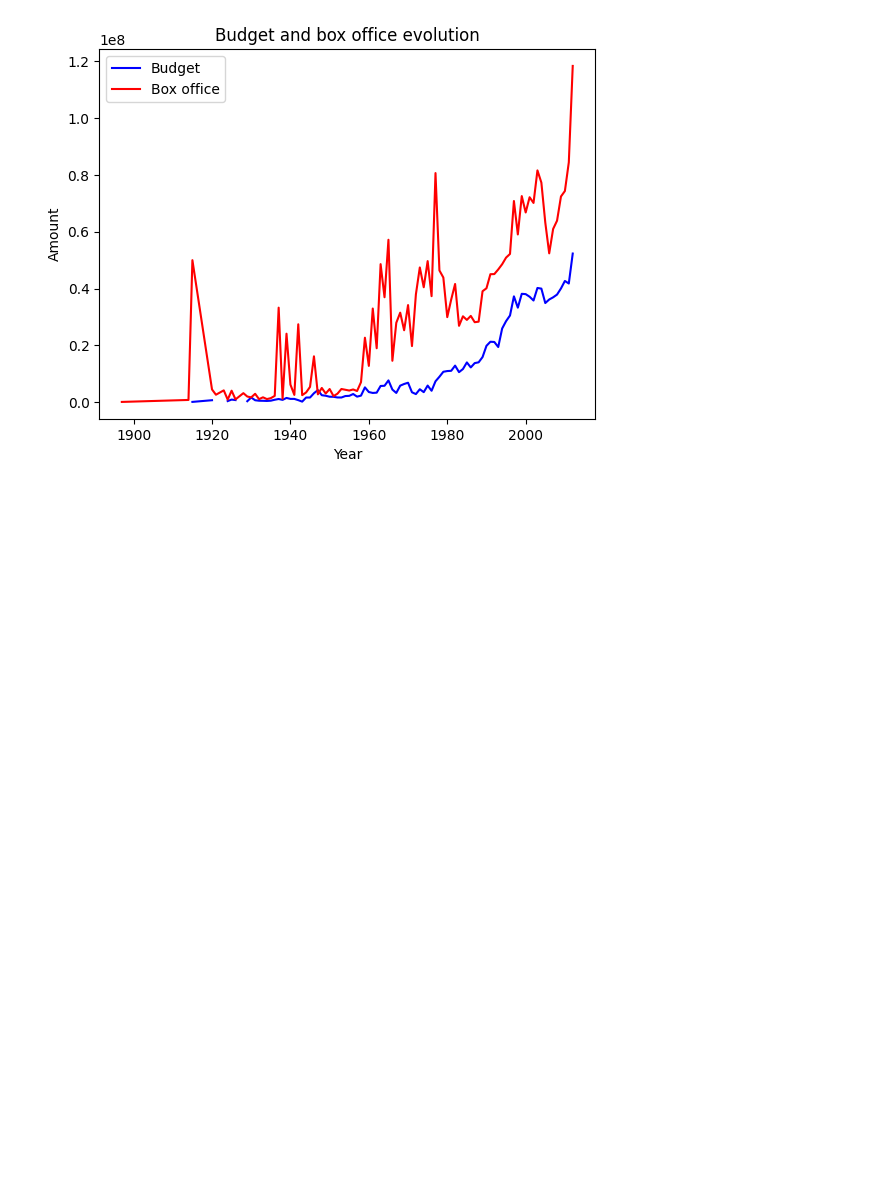
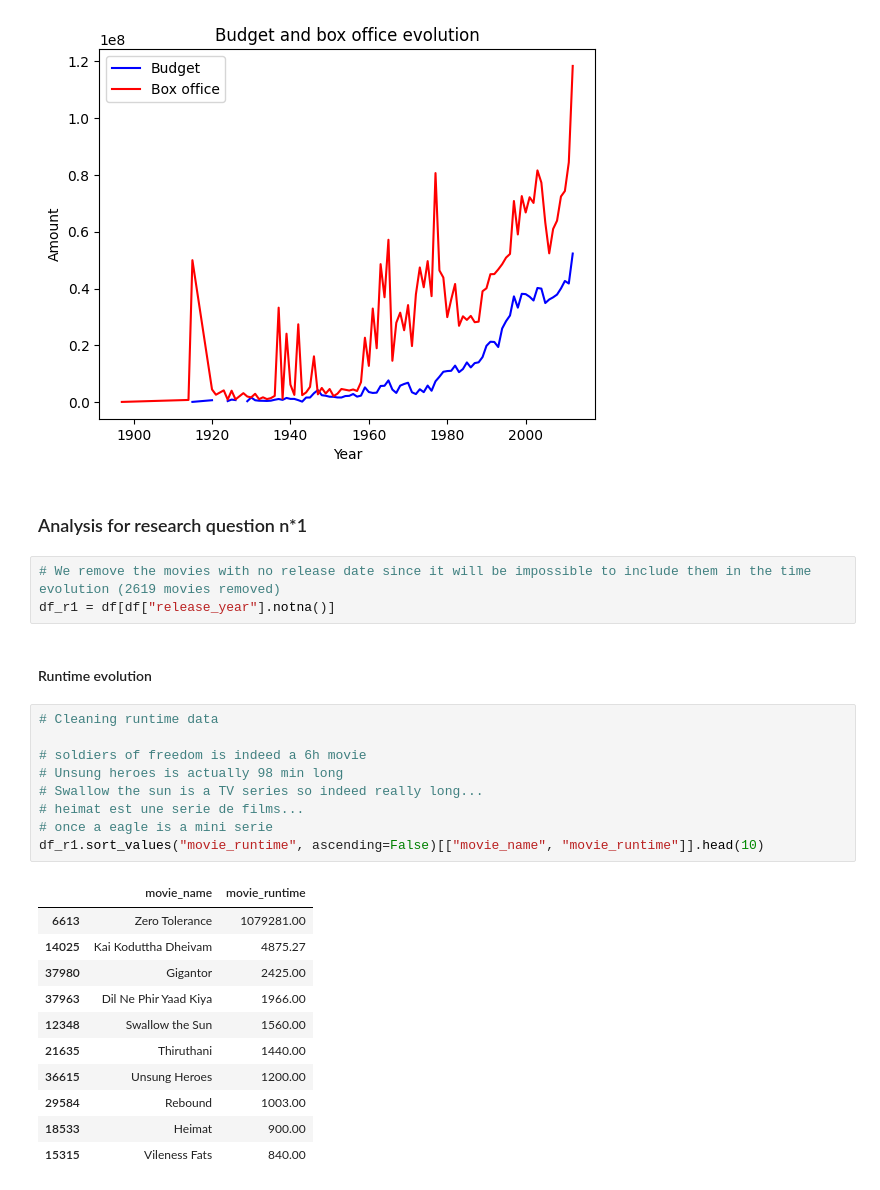
Before and after one commit to epfl-ada/ada-2022-project-r4d4r, a Jupyter notebook: main.ipynb, the cells around one changed output. Drawn from its saved outputs; the diff is of its cells as text; blank space fills up the shorter version.

```diff
--- a/main.ipynb
+++ b/main.ipynb
@@ -81,3 +81,31 @@ ax.legend()
 plt.show()
 # %% [output]
 [figure]
+# %% [markdown]
+### Analysis for research question n*1
+# %%
+# We remove the movies with no release date since it will be impossible to include them in the time evolution (2619 movies removed)
+df_r1 = df[df["release_year"].notna()]
+# %% [markdown]
+#### Runtime evolution
+# %%
+# Cleaning runtime data
+
+# soldiers of freedom is indeed a 6h movie
+# Unsung heroes is actually 98 min long
+# Swallow the sun is a TV series so indeed really long...
+# heimat est une serie de films...
+# once a eagle is a mini serie
+df_r1.sort_values("movie_runtime", ascending=False)[["movie_name", "movie_runtime"]].head(10)
+# %% [output]
+|  | movie_name | movie_runtime |
+| 6613 | Zero Tolerance | 1079281.00 |
+| 14025 | Kai Koduttha Dheivam | 4875.27 |
+| 37980 | Gigantor | 2425.00 |
+| 37963 | Dil Ne Phir Yaad Kiya | 1966.00 |
+| 12348 | Swallow the Sun | 1560.00 |
+| 21635 | Thiruthani | 1440.00 |
+| 36615 | Unsung Heroes | 1200.00 |
+| 29584 | Rebound | 1003.00 |
+| 18533 | Heimat | 900.00 |
+| 15315 | Vileness Fats | 840.00 |
```
Also changed, not shown: parts of 6 cells of this notebook, 10 other files.
